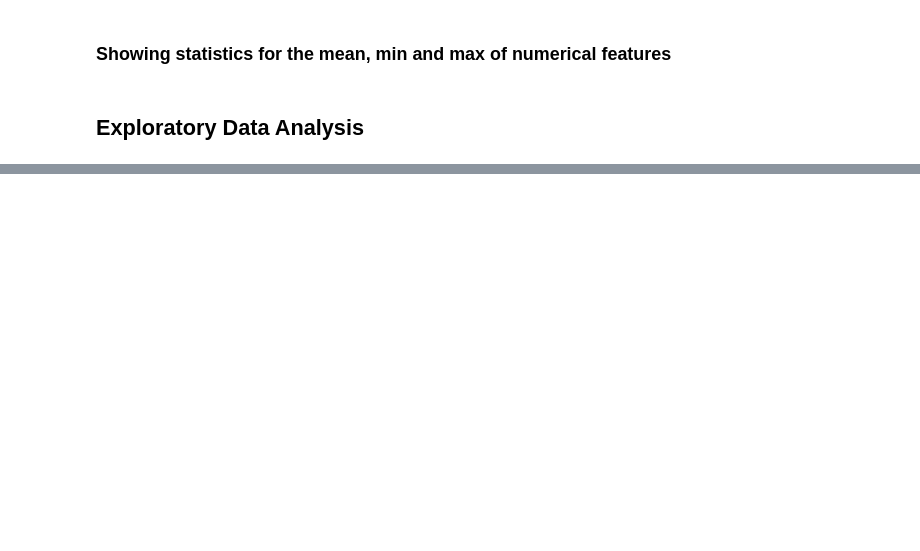
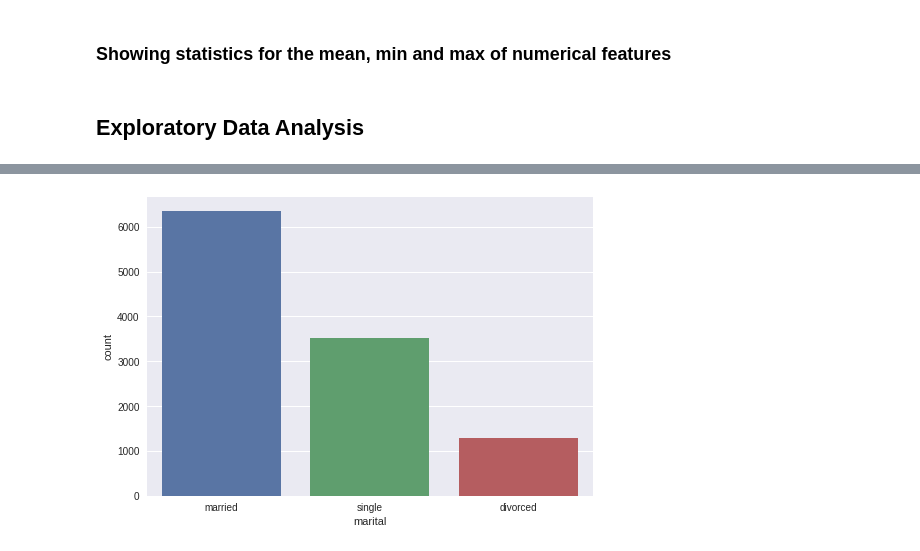
Before and after one commit to amltago/project2, a Jupyter notebook: ProjectB2.ipynb, the cells around one changed output, grey strips where cells are left out. Cells and saved outputs as stored; diff of their text form; code cells hidden in the pictures; blank space fills up the shorter version.

```diff
--- a/ProjectB2.ipynb
+++ b/ProjectB2.ipynb
@@ -356,0 +367,6 @@ df.describe(include='all')
+# %%
+# Visual for Marital Status
+
+sns.countplot(df['marital']);
+# %% [output]
+[figure, added]
```
Also changed, not shown: parts of 25 cells of this notebook.
